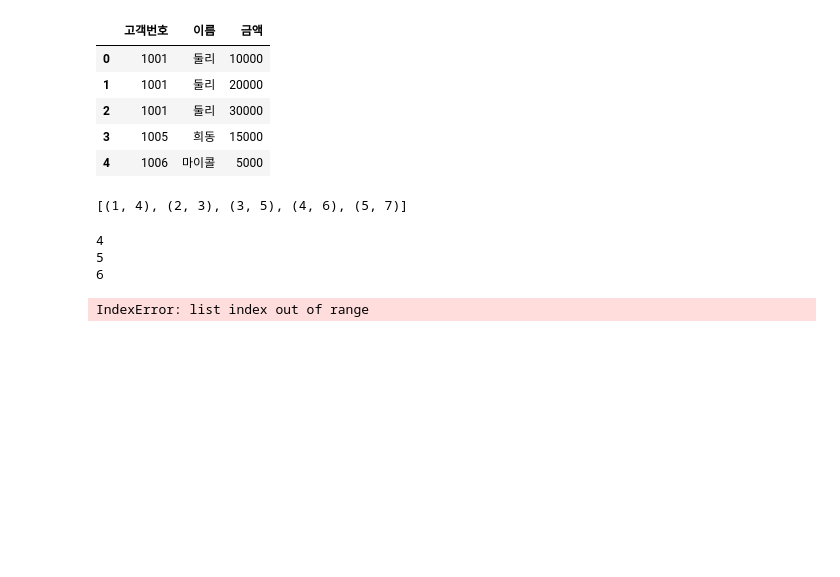
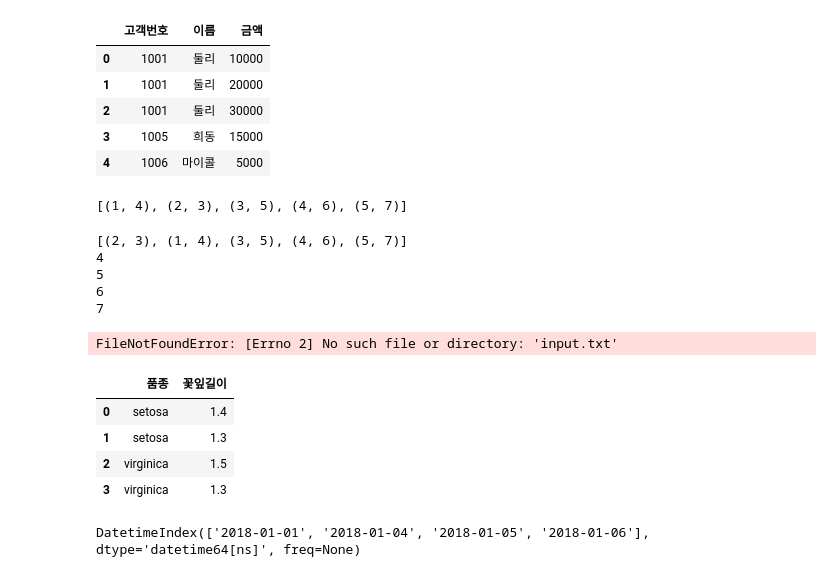
Before and after one commit to sangwookWoo/pythonbasic, a Jupyter notebook: 07python_pandas.ipynb, the cells around one changed output. Cells and saved outputs as stored; diff of their text form; code cells hidden in the pictures; blank space fills up the shorter version.

```diff
--- a/07python_pandas.ipynb
+++ b/07python_pandas.ipynb
@@ -578,10 +578,12 @@ print(time_table)
 [(1, 4), (2, 3), (3, 5), (4, 6), (5, 7)]
 # %%
 list_ = sorted(time_table, key = lambda time_table : time_table[1])
+print(list_)
 for idx, x in enumerate(list_):
     if idx != 0:
         start_time = x[1]
         end_time = list_[idx - 1]
+
         print(start_time)
 
 
@@ -594,7 +596,37 @@ for idx, x in enumerate(list_):
     # if x[1] <= list_[idx + 1][0]:
     #     print('ya')
 # %% [output]
+[(2, 3), (1, 4), (3, 5), (4, 6), (5, 7)]
 4
 5
 6
+7
-IndexError: list index out of range
+# %%
+sys.stdin = open('input.txt', 'r')
+n = int(input())
+meeting = []
+for _ in range(n):
+    s, e = map(int, input().split())
+    meeting.append((s,e))
+print(meeting)
+# %% [output]
+FileNotFoundError: [Errno 2] No such file or directory: 'input.txt'
+# %%
+import pandas as pd
+df1 = pd.DataFrame({
+    '품종' : ['setosa','setosa','virginica','virginica'],
+    '꽃잎길이' : [1.4, 1.3, 1.5, 1.3]
+})
+df1
+# %% [output]
+|  | 품종 | 꽃잎길이 |
+| 0 | setosa | 1.4 |
+| 1 | setosa | 1.3 |
+| 2 | virginica | 1.5 |
+| 3 | virginica | 1.3 |
+# %%
+date_str = ["2018, 1, 1", "2018, 1, 4", "2018, 1, 5", "2018, 1,6"]
+idx = pd.to_datetime(date_str)
+idx
+# %% [output]
+DatetimeIndex(['2018-01-01', '2018-01-04', '2018-01-05', '2018-01-06'], dtype='datetime64[ns]', freq=None)
```
Also changed, not shown: parts of 17 cells of this notebook, 21 other files.
